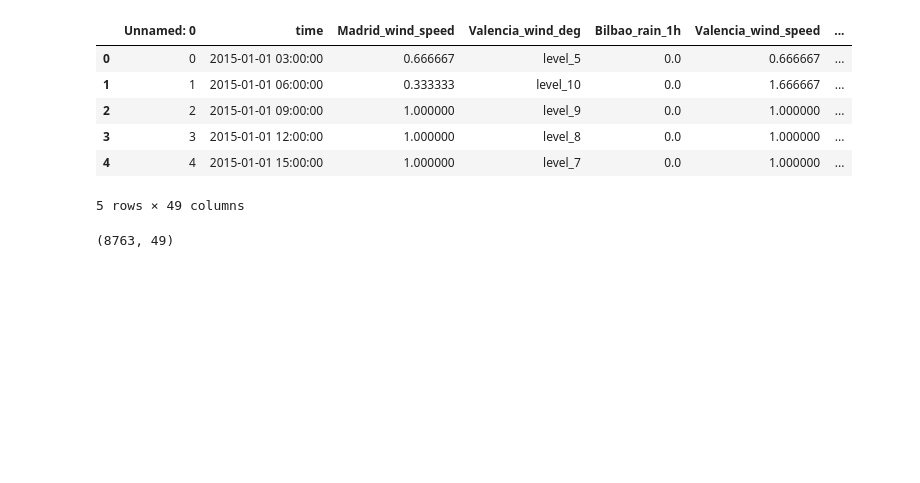
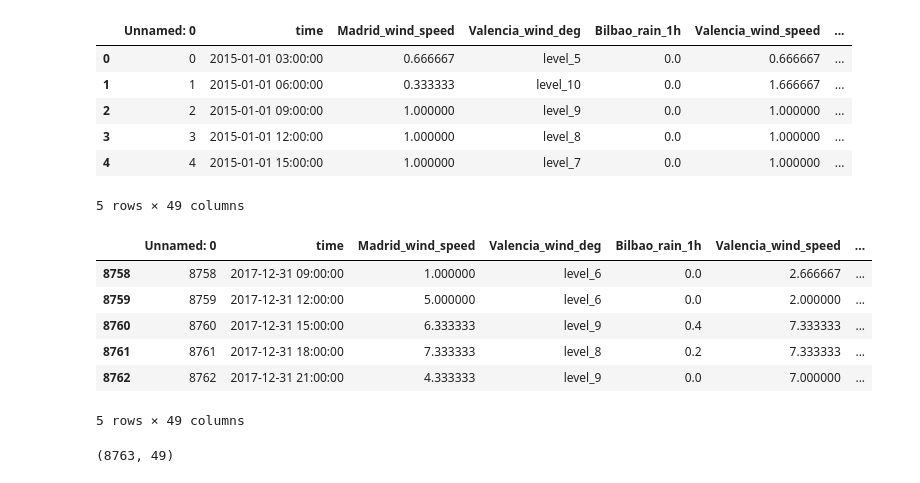
Before and after one commit to PRICILLNDOU/Team-EG3-Regression, a Jupyter notebook: starter-notebook_Christelle.ipynb, the cells around one changed output. Cells and saved outputs as stored; diff of their text form; code cells hidden in the pictures; blank space fills up the shorter version.

```diff
--- a/starter-notebook_Christelle.ipynb
+++ b/starter-notebook_Christelle.ipynb
@@ -89,6 +89,7 @@ warnings.filterwarnings('ignore')
 ---
 # %%
 df = pd.read_csv('df_train.csv')
+df.df_test = pd.read_csv('df_test.csv')
 # %% [markdown]
 <a id="three"></a>
 ## 3. Exploratory Data Analysis (EDA)
@@ -116,6 +118,17 @@ df.head()
 | 3 | 3 | 2015-01-01 12:00:00 | 1.000000 | level_8 | 0.0 | 1.000000 | ... |
 | 4 | 4 | 2015-01-01 15:00:00 | 1.000000 | level_7 | 0.0 | 1.000000 | ... |
 5 rows × 49 columns
+# %%
+# use the df.tail() function to have a look at the last 5 rows of the data.
+df.tail()
+# %% [output]
+|  | Unnamed: 0 | time | Madrid_wind_speed | Valencia_wind_deg | Bilbao_rain_1h | Valencia_wind_speed | ... |
+| 8758 | 8758 | 2017-12-31 09:00:00 | 1.000000 | level_6 | 0.0 | 2.666667 | ... |
+| 8759 | 8759 | 2017-12-31 12:00:00 | 5.000000 | level_6 | 0.0 | 2.000000 | ... |
+| 8760 | 8760 | 2017-12-31 15:00:00 | 6.333333 | level_9 | 0.4 | 7.333333 | ... |
+| 8761 | 8761 | 2017-12-31 18:00:00 | 7.333333 | level_8 | 0.2 | 7.333333 | ... |
+| 8762 | 8762 | 2017-12-31 21:00:00 | 4.333333 | level_9 | 0.0 | 7.000000 | ... |
+5 rows × 49 columns
 # %%
 # use df.shape to determine how many rows and columns there are
 df.shape
```
Also changed, not shown: parts of 22 cells of this notebook.
